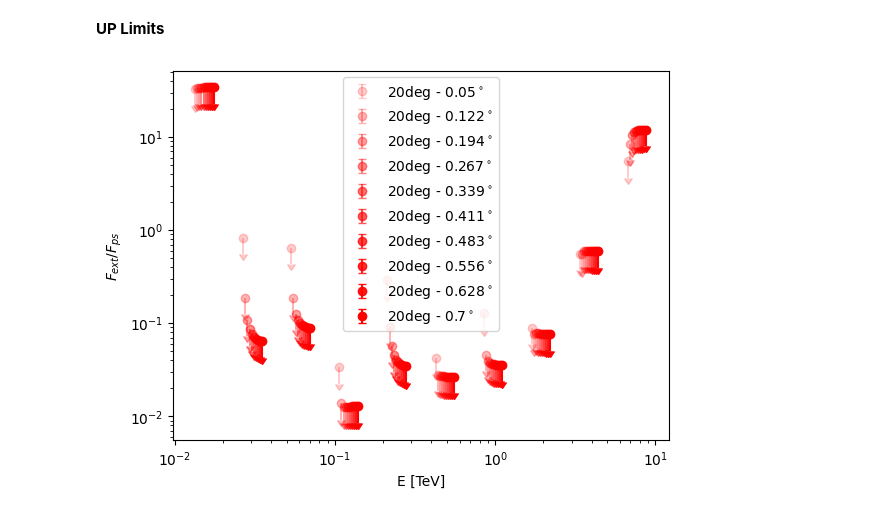
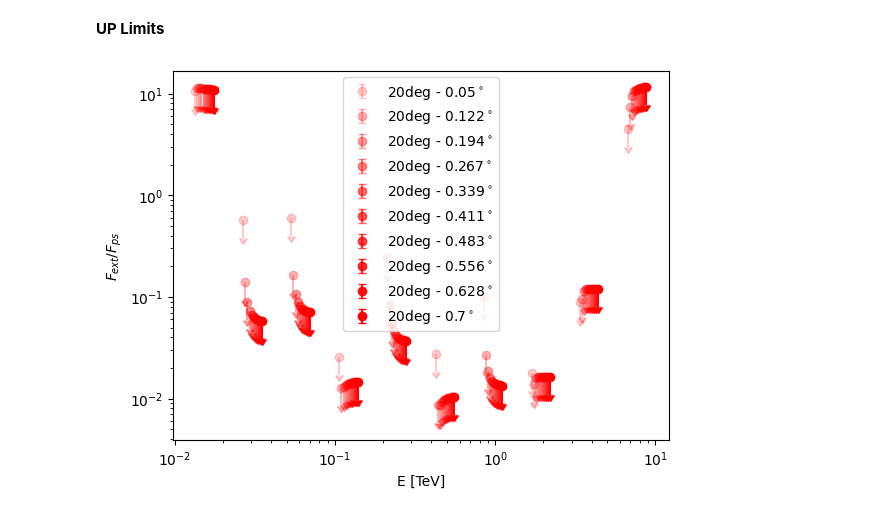
Before and after one commit to Nico812/CTAO-EXT_EM_analyses, a Jupyter notebook: DC_EM_UP_LIM_remaster.ipynb, the cells around one changed output. Cells and saved outputs as stored; diff of their text form; code cells hidden in the pictures.

```diff
--- a/DC_EM_UP_LIM_remaster.ipynb
+++ b/DC_EM_UP_LIM_remaster.ipynb
@@ -185,0 +200,6 @@ Theta          : size =     6, min =  0.500 deg, max =  5.500 deg
+# %%
+cts = cts_40deg
+cts_err = cts_err_40deg
+psf_hbu = psf_hbu_40deg
+t_expo = t_expo_40deg
+aeffs = aeffs_40deg
@@ -324,44 +361,44 @@ def calculate_UL(
 
     return flux_ratios
 # %%
-flux_ratios_20deg = calculate_UL(
-    cts_20deg,
-    cts_err_20deg,
+flux_ratios = calculate_UL(
+    cts,
+    cts_err,
     th2,
     e,
-    psf_hbu_20deg,
+    psf_hbu,
     psf_e_means,
     sigmas_ext,
     delta_chi2=2.71,
 )
 # %%
-for i, flux_ratio_20deg in enumerate(flux_ratios_20deg):
-    alpha = min(1.0, 0.2 + 0.8 * i / max(len(flux_ratios_20deg) - 1, 1))
+for i, flux_ratio in enumerate(flux_ratios):
+    alpha = min(1.0, 0.2 + 0.8 * i / max(len(flux_ratios) - 1, 1))
 
     plt.errorbar(
         e * (0.95 * 1.03**i),
-        flux_ratio_20deg,
-        np.abs(flux_ratio_20deg) / 3,
+        flux_ratio,
+        np.abs(flux_ratio) / 3,
         alpha=alpha,
         uplims=True,
         linestyle="none",
         marker="o",
         label=(
             "20deg - "
             + str(round(sigmas_ext[i], 3))
             + r"$^\circ$"
         ),
         color="red",
     )
 
 plt.xscale("log")
 plt.yscale("log")
 plt.ylabel(r"$F_{ext}/F_{ps}$")
 plt.xlabel("E [TeV]")
 plt.legend()
 plt.show()
 # %% [output]
-[figure, old version]
+[figure, new version]
 # %%
 if name == "Mrk421":
     z = 0.03
```
Also changed, not shown: parts of 6 cells of this notebook, 1 other file.
